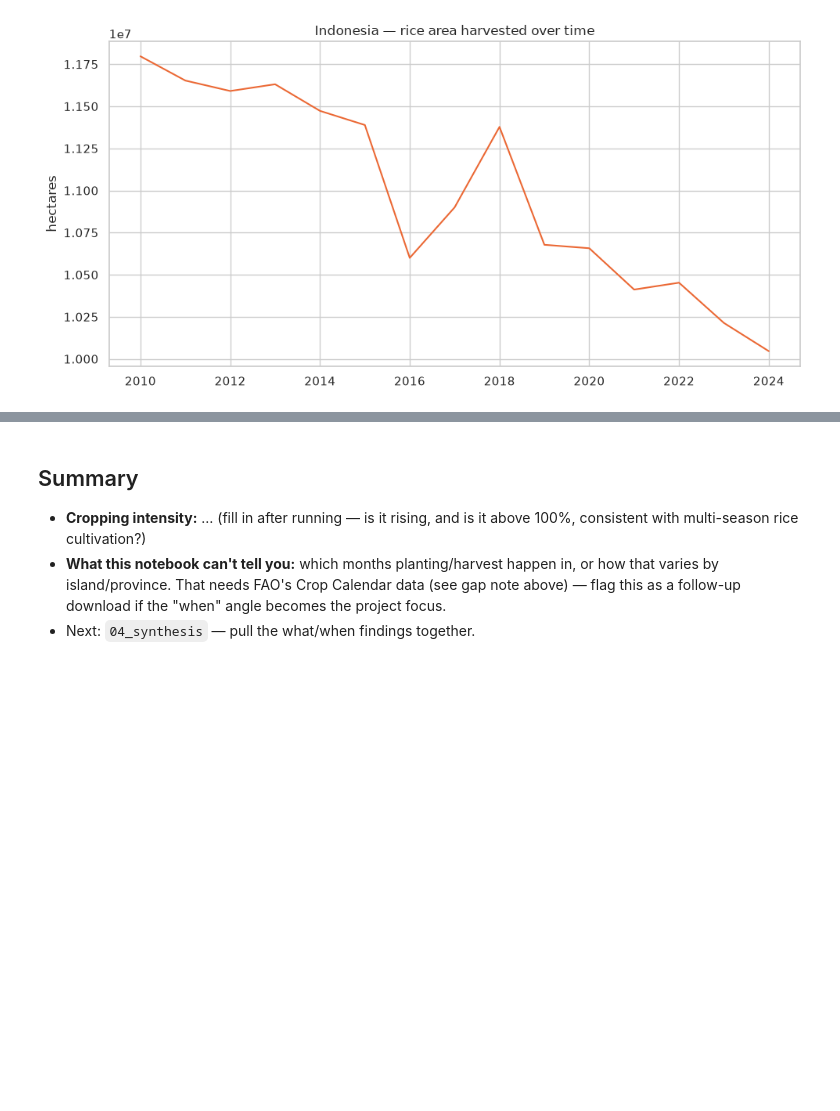
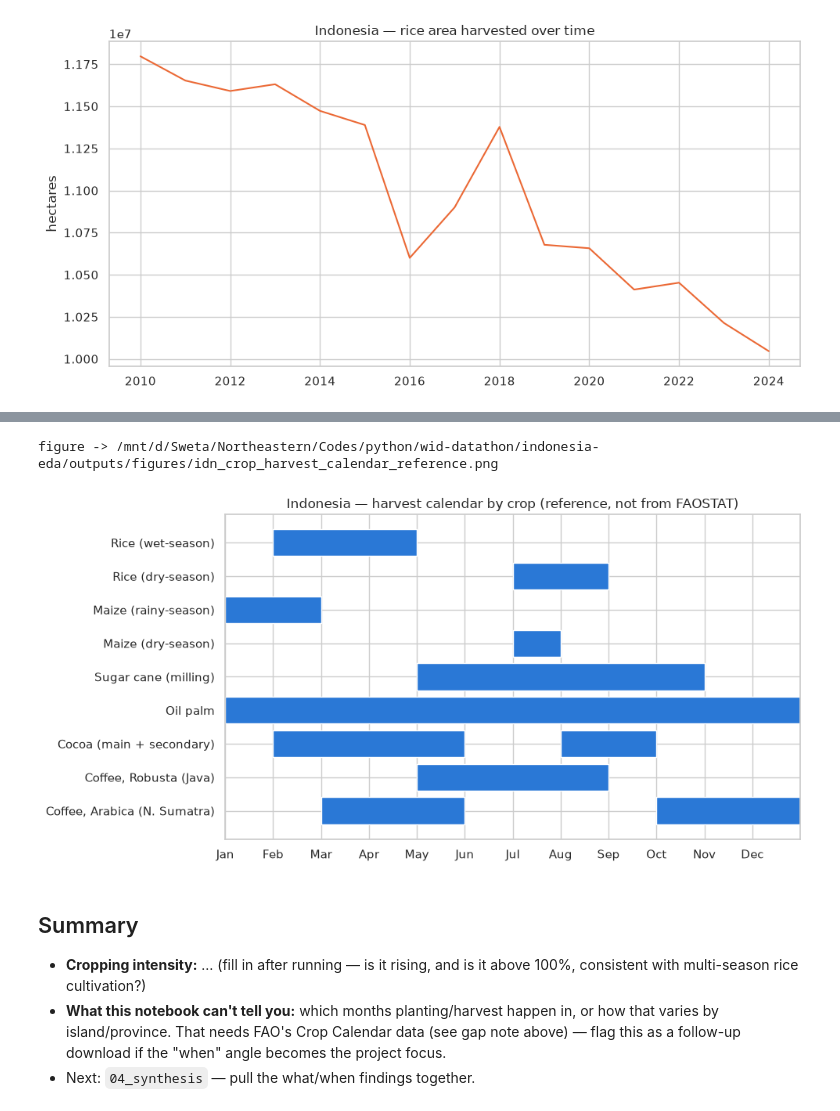
Before and after one commit to msweta02/wid-datathon, a Jupyter notebook: indonesia-eda/notebooks/03_when_it_grows.ipynb, the cells around one changed output, grey strips where cells are left out. Drawn from its saved outputs; the diff is of its cells as text; code cells hidden in the pictures; blank space fills up the shorter version.

Commit message:
adding crop per season

```diff
--- a/indonesia-eda/notebooks/03_when_it_grows.ipynb
+++ b/indonesia-eda/notebooks/03_when_it_grows.ipynb
@@ -85,3 +104,44 @@ figure -> /mnt/d/Sweta/Northeastern/Codes/python/wid-datathon/indonesia-eda/outp
+# %%
+# Harvest-window reference chart (external knowledge — see table above, not FAOSTAT-derived).
+# Perennial crops (oil palm, cocoa, coffee) have no annual planting event, so this shows
+# HARVEST windows only — the one thing comparable across both annual and perennial crops.
+harvest_windows = {
+    'Rice (wet-season)':      [(2, 4)],
+    'Rice (dry-season)':      [(7, 8)],
+    'Maize (rainy-season)':   [(1, 2)],
+    'Maize (dry-season)':     [(7, 7)],
+    'Sugar cane (milling)':   [(5, 10)],
+    'Oil palm':               [(1, 12)],
+    'Cocoa (main + secondary)': [(2, 5), (8, 9)],
+    'Coffee, Robusta (Java)': [(5, 8)],
+    'Coffee, Arabica (N. Sumatra)': [(3, 5), (10, 12)],
+}
+
+def month_span_segments(start_month, end_month):
+    """(start,end) 1-12 inclusive -> broken_barh (x0, width) segments, handling Dec->Jan wrap."""
+    if start_month <= end_month:
+        return [(start_month - 1, end_month - start_month + 1)]
+    return [(start_month - 1, 12 - (start_month - 1)), (0, end_month)]
+
+fig, ax = plt.subplots(figsize=(10, 5))
+labels = list(harvest_windows.keys())
+for row, label in enumerate(labels):
+    segments = [seg for span in harvest_windows[label] for seg in month_span_segments(*span)]
+    ax.broken_barh(segments, (row - 0.4, 0.8), facecolors='#2a78d6')
+
+ax.set_yticks(range(len(labels)))
+ax.set_yticklabels(labels)
+ax.set_xlim(0, 12)
+ax.set_xticks(range(13))
+ax.set_xticklabels(['Jan','Feb','Mar','Apr','May','Jun','Jul','Aug','Sep','Oct','Nov','Dec',''])
+ax.set_title('Indonesia — harvest calendar by crop (reference, not from FAOSTAT)')
+ax.invert_yaxis()
+fig.tight_layout()
+viz.save(fig, 'idn_crop_harvest_calendar_reference')
+plt.show()
+# %% [output]
+figure -> /mnt/d/Sweta/Northeastern/Codes/python/wid-datathon/indonesia-eda/outputs/figures/idn_crop_harvest_calendar_reference.png
+[figure, added]
 # %% [markdown]
 ## Summary
 
```
Also changed, not shown: parts of 1 cell of this notebook, 2 other files.
